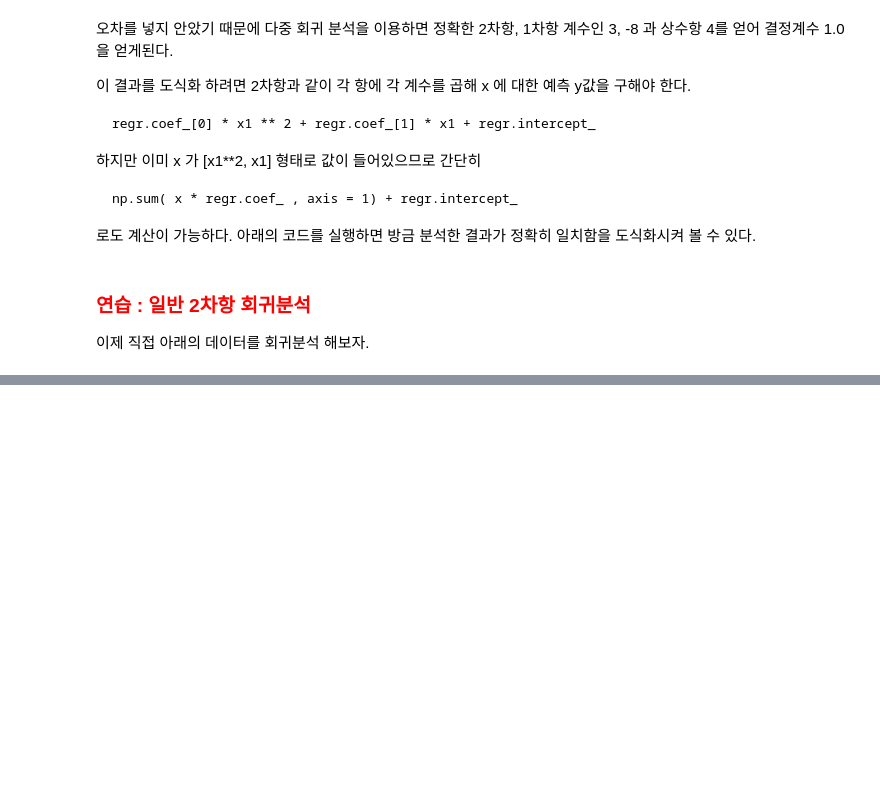
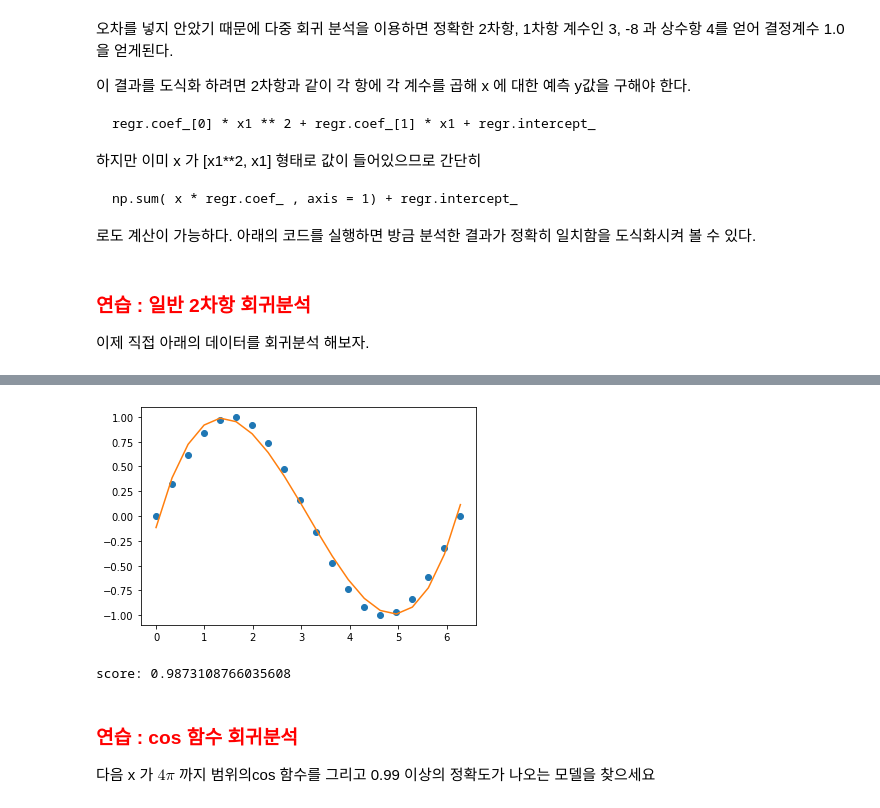
Before and after one commit to decoz/mlclass, a Jupyter notebook: 4_regression_linear.ipynb, the cells around one changed output, grey strips where cells are left out. Cells and saved outputs as stored; diff of their text form; code cells hidden in the pictures; blank space fills up the shorter version.

```diff
--- a/4_regression_linear.ipynb
+++ b/4_regression_linear.ipynb
@@ -521,0 +585,17 @@ plt.show()
+# %%
+xa = polyMat(x,4)
+regr.fit(xa,y)
+
+plt.plot(x,y,'o')
+plt.plot(x, np.sum( xa * regr.coef_ , axis = 1) + regr.intercept_ )
+plt.show()
+
+print("score:", regr.score(xa,y))
+# %% [output]
+[figure, added]
+score: 0.9873108766035608
+# %% [markdown]
+### <font color = 'red'> 연습 : cos 함수 회귀분석
+
+다음 x 가 $4\pi$ 까지 범위의cos 함수를 그리고 0.99 이상의 정확도가 나오는 모델을 찾으세요
+</font>
```
Also changed, not shown: parts of 9 cells of this notebook.
